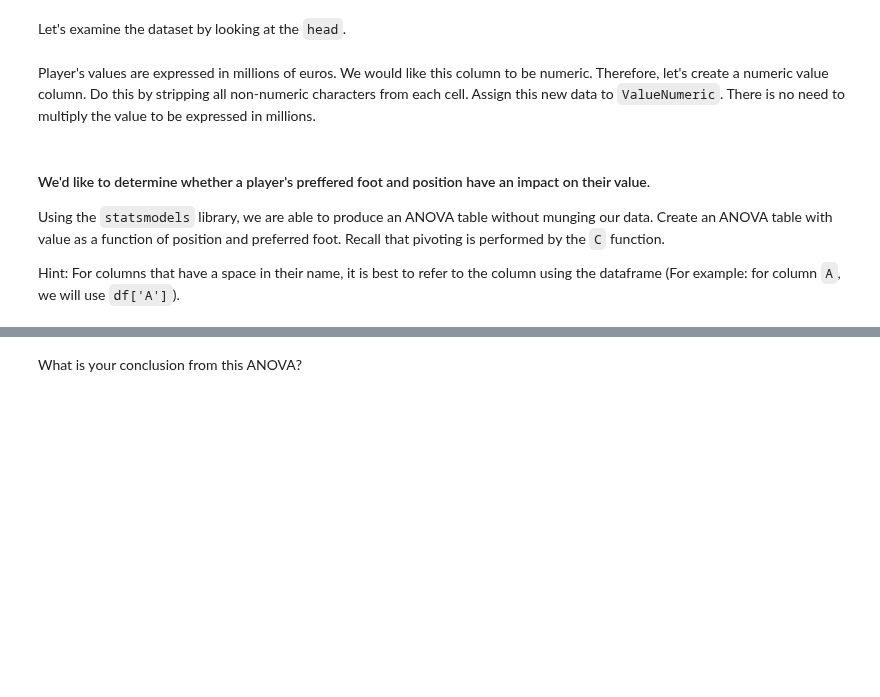
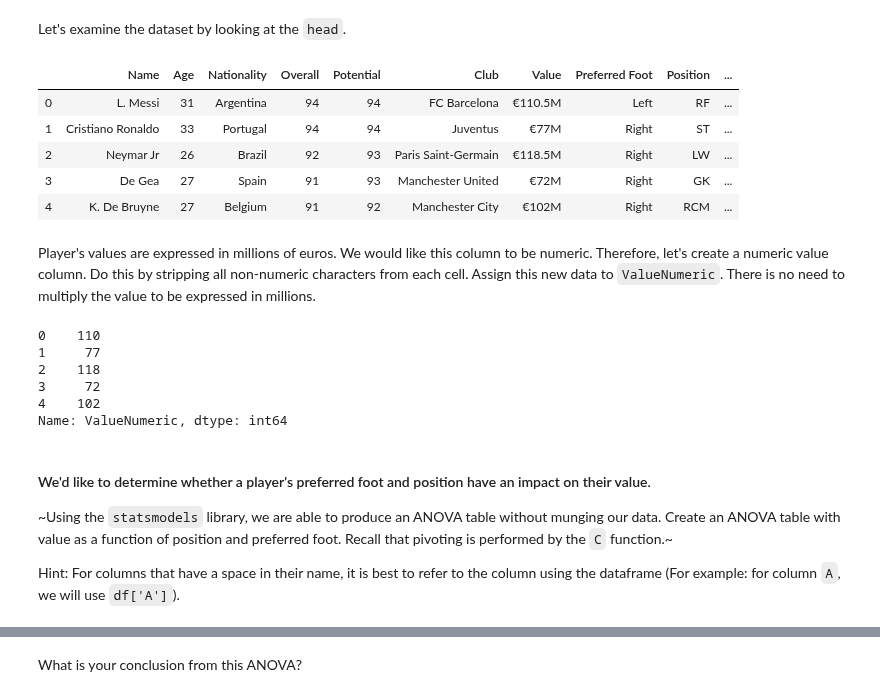
Before and after one commit to ironhack-labs/data-labs, a Jupyter notebook: module-2/lab-correlation-tests-with-scipy/your-code/main.ipynb, the cells around one changed output, grey strips where cells are left out. Saved outputs shown, nothing was run; the diff lists cells and outputs as text; code cells hidden in the pictures; blank space fills up the shorter version.

```diff
--- a/module-2/lab-correlation-tests-with-scipy/your-code/main.ipynb
+++ b/module-2/lab-correlation-tests-with-scipy/your-code/main.ipynb
@@ -18,5 +21,13 @@ fifa = pd.read_csv('fifa.csv')
 Let's examine the dataset by looking at the `head`.
 # %%
 # Your code here:
+fifa.head()
+# %% [output]
+|  | Name | Age | Nationality | Overall | Potential | Club | Value | Preferred Foot | Position | ... |
+| 0 | L. Messi | 31 | Argentina | 94 | 94 | FC Barcelona | €110.5M | Left | RF | ... |
+| 1 | Cristiano Ronaldo | 33 | Portugal | 94 | 94 | Juventus | €77M | Right | ST | ... |
+| 2 | Neymar Jr | 26 | Brazil | 92 | 93 | Paris Saint-Germain | €118.5M | Right | LW | ... |
+| 3 | De Gea | 27 | Spain | 91 | 93 | Manchester United | €72M | Right | GK | ... |
+| 4 | K. De Bruyne | 27 | Belgium | 91 | 92 | Manchester City | €102M | Right | RCM | ... |
 # %% [markdown]
 Player's values are expressed in millions of euros. We would like this column to be numeric. Therefore, let's create a numeric value column. Do this by stripping all non-numeric characters from each cell. Assign this new data to `ValueNumeric`. There is no need to multiply the value to be expressed in millions.
@@ -25,6 +34,24 @@ Player's values are expressed in millions of euros. We would like this column to
+# %%
+# Your code here:
+# resource: https://stackoverflow.com/questions/44117326/how-can-i-remove-all-non-numeric-characters-from-all-the-values-in-a-particular
+# dfObject['C'] = dfObject['C'].str.extract('(\d+)', expand=False).astype(int)
+
+# Need to first throw in a NP.where (conditional, does this end with K? if so, do this, if not, do this)
+
+
+fifa['ValueNumeric'] = fifa['Value'].str.extract('(\d+)', expand = False).astype(int)
+
+fifa['ValueNumeric'].head()
+# %% [output]
+0    110
+1     77
+2    118
+3     72
+4    102
+Name: ValueNumeric, dtype: int64
 # %% [markdown]
-#### We'd like to determine whether a player's preffered foot and position have an impact on their value.
+#### We'd like to determine whether a player's preferred foot and position have an impact on their value.
 
-Using the `statsmodels` library, we are able to produce an ANOVA table without munging our data. Create an ANOVA table with value as a function of position and preferred foot. Recall that pivoting is performed by the `C` function.
+~Using the `statsmodels` library, we are able to produce an ANOVA table without munging our data. Create an ANOVA table with value as a function of position and preferred foot. Recall that pivoting is performed by the `C` function.~
 
 Hint: For columns that have a space in their name, it is best to refer to the column using the dataframe (For example: for column `A`, we will use `df['A']`).
```
Also changed, not shown: parts of 27 cells of this notebook, 3 other files.
